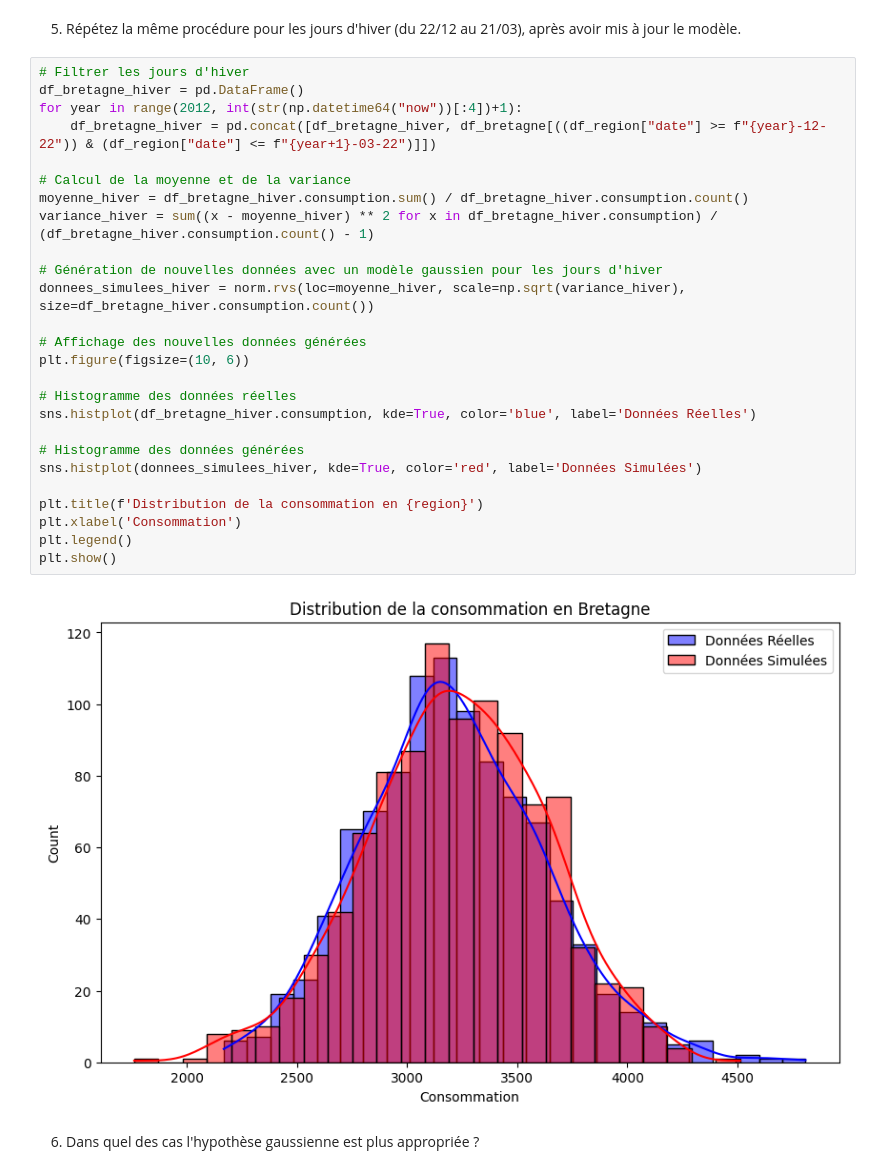
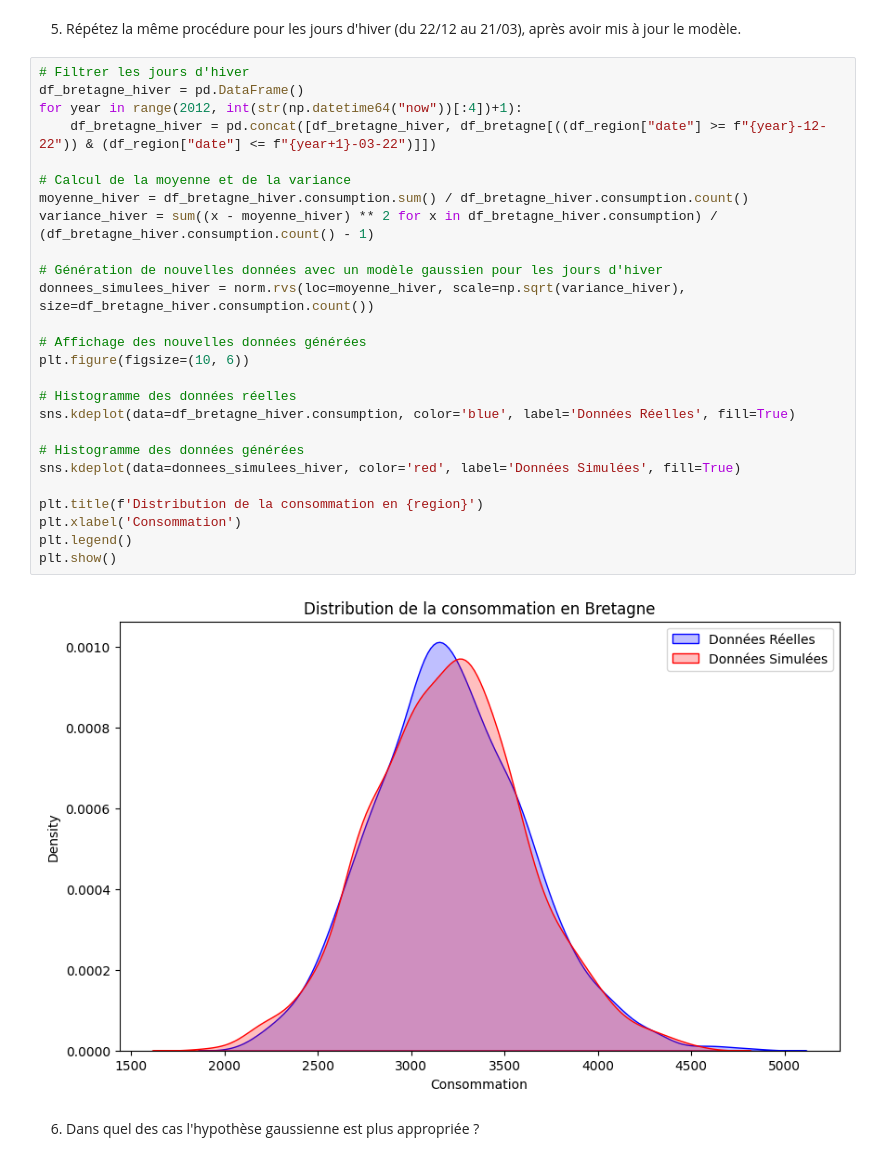
Before and after one commit to Etyl/MDI220, a Jupyter notebook: projet_MDI220.ipynb, the cells around one changed output. Saved outputs shown, nothing was run; the diff lists cells and outputs as text.

```diff
--- a/projet_MDI220.ipynb
+++ b/projet_MDI220.ipynb
@@ -164,31 +208,31 @@ plt.show()
 # %%
 # Filtrer les jours d'hiver
 df_bretagne_hiver = pd.DataFrame()
 for year in range(2012, int(str(np.datetime64("now"))[:4])+1):
     df_bretagne_hiver = pd.concat([df_bretagne_hiver, df_bretagne[((df_region["date"] >= f"{year}-12-22")) & (df_region["date"] <= f"{year+1}-03-22")]])
 
 # Calcul de la moyenne et de la variance
 moyenne_hiver = df_bretagne_hiver.consumption.sum() / df_bretagne_hiver.consumption.count()
 variance_hiver = sum((x - moyenne_hiver) ** 2 for x in df_bretagne_hiver.consumption) / (df_bretagne_hiver.consumption.count() - 1)
 
 # Génération de nouvelles données avec un modèle gaussien pour les jours d'hiver
 donnees_simulees_hiver = norm.rvs(loc=moyenne_hiver, scale=np.sqrt(variance_hiver), size=df_bretagne_hiver.consumption.count())
 
 # Affichage des nouvelles données générées
 plt.figure(figsize=(10, 6))
 
 # Histogramme des données réelles
-sns.histplot(df_bretagne_hiver.consumption, kde=True, color='blue', label='Données Réelles')
+sns.kdeplot(data=df_bretagne_hiver.consumption, color='blue', label='Données Réelles', fill=True)
 
 # Histogramme des données générées
-sns.histplot(donnees_simulees_hiver, kde=True, color='red', label='Données Simulées')
+sns.kdeplot(data=donnees_simulees_hiver, color='red', label='Données Simulées', fill=True)
 
 plt.title(f'Distribution de la consommation en {region}')
 plt.xlabel('Consommation')
 plt.legend()
 plt.show()
 # %% [output]
-[figure, old version]
+[figure, new version]
 # %% [markdown]
 6. Dans quel des cas l'hypothèse gaussienne est plus appropriée ?
 # %% [markdown]
```
Also changed, not shown: parts of 18 cells of this notebook.
